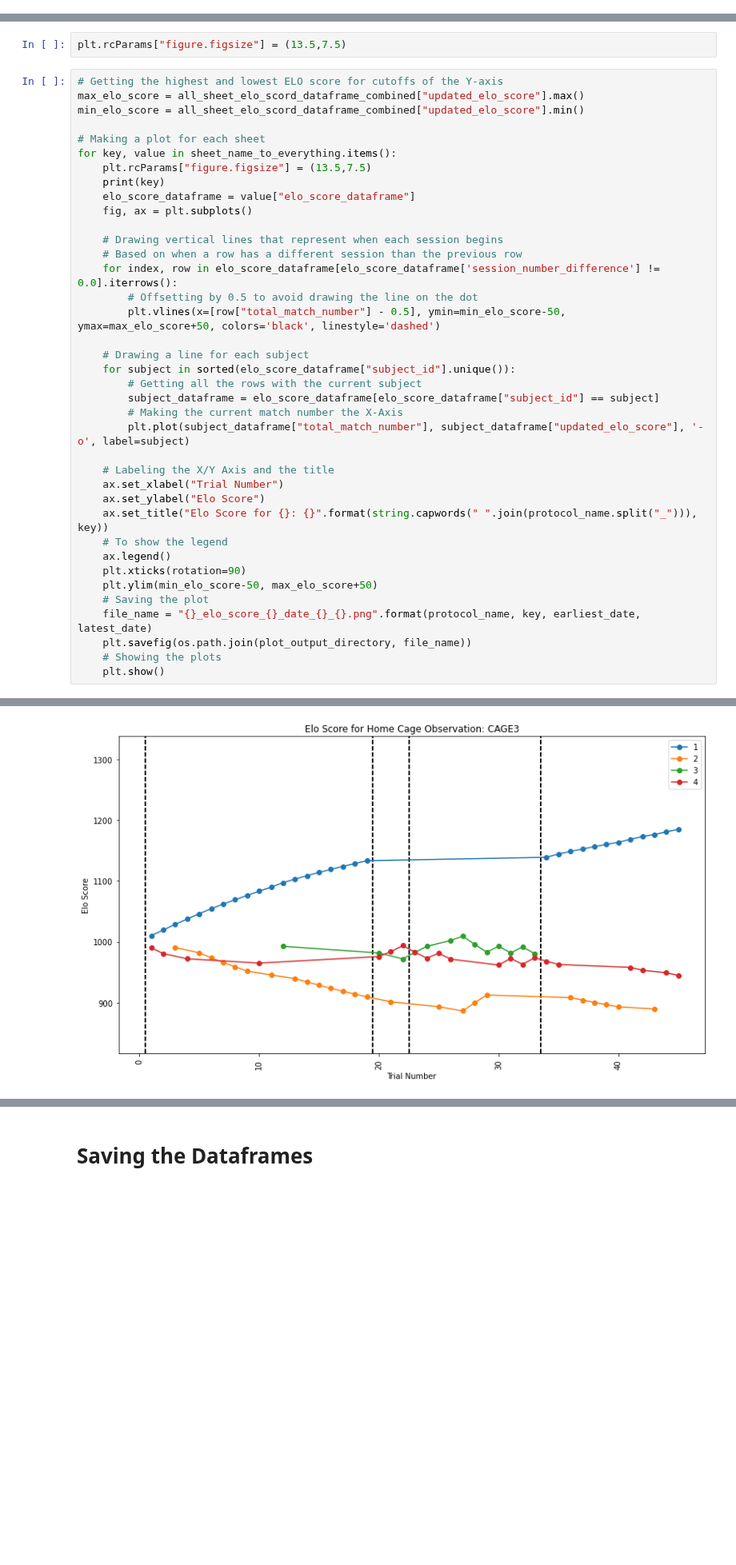
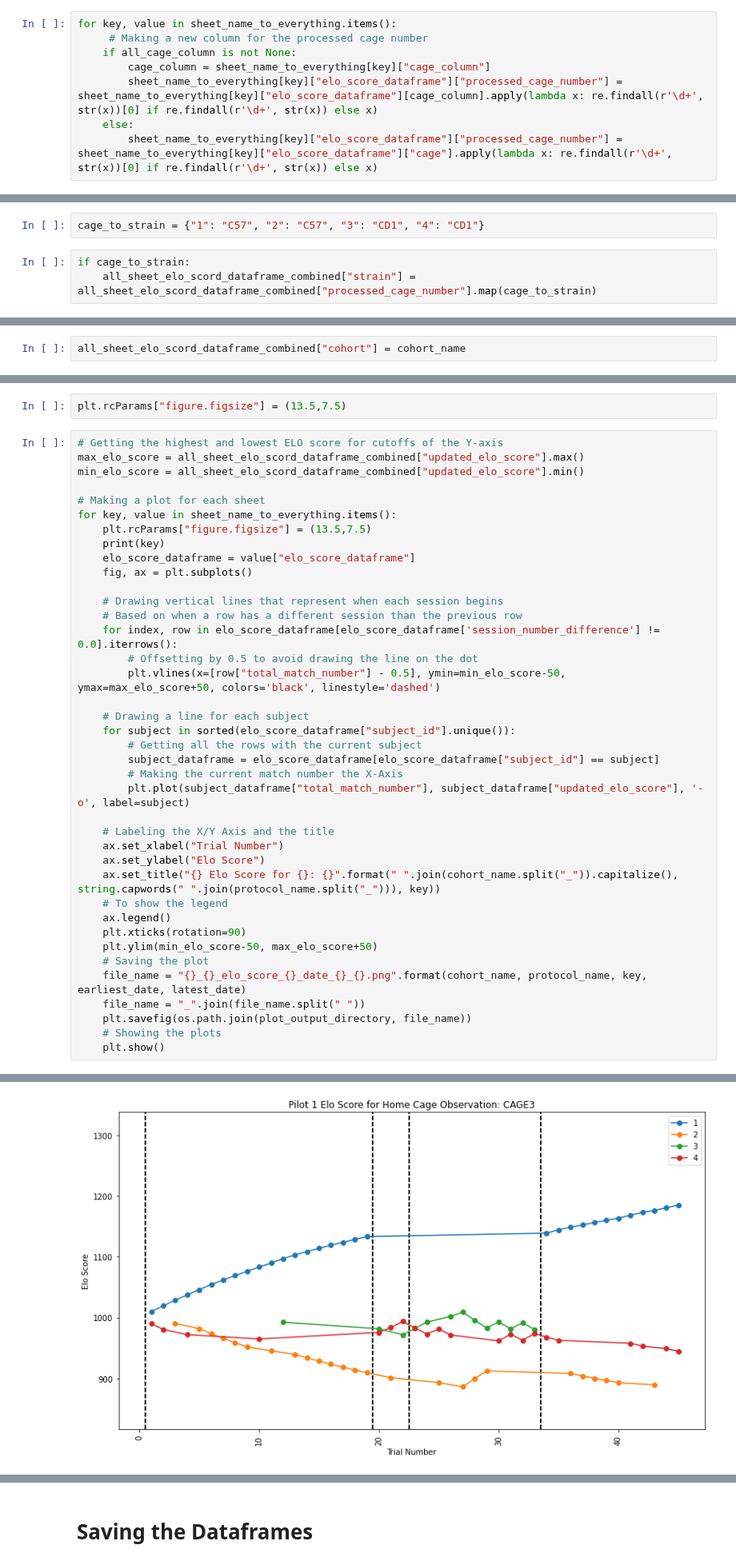
Before and after one commit to padillacoreanolab/behavioral_dataframe_processing, a Jupyter notebook: results/2022_09_29_pilot_1_2_3_analaysis/pilot_1/home_cage_processing.ipynb, the cells around one changed output, grey strips where cells are left out. Shown at 80% size. Saved outputs shown, nothing was run; the diff lists cells and outputs as text; blank space fills up the shorter version.

```diff
--- a/results/2022_09_29_pilot_1_2_3_analaysis/pilot_1/home_cage_processing.ipynb
+++ b/results/2022_09_29_pilot_1_2_3_analaysis/pilot_1/home_cage_processing.ipynb
@@ -750,3 +707,11 @@ defaultdict(<class 'dict'>, {4.0: '4'})
+# %%
+for key, value in sheet_name_to_everything.items():
+     # Making a new column for the processed cage number
+    if all_cage_column is not None:
+        cage_column = sheet_name_to_everything[key]["cage_column"]
+        sheet_name_to_everything[key]["elo_score_dataframe"]["processed_cage_number"] = sheet_name_to_everything[key]["elo_score_dataframe"][cage_column].apply(lambda x: re.findall(r'\d+', str(x))[0] if re.findall(r'\d+', str(x)) else x)
+    else:
+        sheet_name_to_everything[key]["elo_score_dataframe"]["processed_cage_number"] = sheet_name_to_everything[key]["elo_score_dataframe"]["cage"].apply(lambda x: re.findall(r'\d+', str(x))[0] if re.findall(r'\d+', str(x)) else x)
 # %%
 sheet_name_to_everything[key]["elo_score_dataframe"].head()
 # %% [output]
@@ -781,0 +752,5 @@ all_sheet_elo_scord_dataframe_combined = pd.concat(all_sheet_elo_scord_dataframe
+# %%
+cage_to_strain = {"1": "C57", "2": "C57", "3": "CD1", "4": "CD1"}
+# %%
+if cage_to_strain:
+    all_sheet_elo_scord_dataframe_combined["strain"] = all_sheet_elo_scord_dataframe_combined["processed_cage_number"].map(cage_to_strain)
@@ -782,3 +759,5 @@ all_sheet_elo_scord_dataframe_combined = pd.concat(all_sheet_elo_scord_dataframe
+# %%
+all_sheet_elo_scord_dataframe_combined["cohort"] = cohort_name
 # %%
 all_sheet_elo_scord_dataframe_combined.head()
 # %% [output]
@@ -979,34 +962,35 @@ for key, value in sheet_name_to_everything.items():
     print(key)
     elo_score_dataframe = value["elo_score_dataframe"]
     fig, ax = plt.subplots()
 
     # Drawing vertical lines that represent when each session begins
     # Based on when a row has a different session than the previous row
     for index, row in elo_score_dataframe[elo_score_dataframe['session_number_difference'] != 0.0].iterrows():
         # Offsetting by 0.5 to avoid drawing the line on the dot
         plt.vlines(x=[row["total_match_number"] - 0.5], ymin=min_elo_score-50, ymax=max_elo_score+50, colors='black', linestyle='dashed')
 
     # Drawing a line for each subject
     for subject in sorted(elo_score_dataframe["subject_id"].unique()):
         # Getting all the rows with the current subject
         subject_dataframe = elo_score_dataframe[elo_score_dataframe["subject_id"] == subject]
         # Making the current match number the X-Axis
         plt.plot(subject_dataframe["total_match_number"], subject_dataframe["updated_elo_score"], '-o', label=subject)
 
     # Labeling the X/Y Axis and the title
     ax.set_xlabel("Trial Number")
     ax.set_ylabel("Elo Score")
-    ax.set_title("Elo Score for {}: {}".format(string.capwords(" ".join(protocol_name.split("_"))), key))
+    ax.set_title("{} Elo Score for {}: {}".format(" ".join(cohort_name.split("_")).capitalize(), string.capwords(" ".join(protocol_name.split("_"))), key))
     # To show the legend
     ax.legend()
     plt.xticks(rotation=90)
     plt.ylim(min_elo_score-50, max_elo_score+50)
     # Saving the plot
-    file_name = "{}_elo_score_{}_date_{}_{}.png".format(protocol_name, key, earliest_date, latest_date)
+    file_name = "{}_{}_elo_score_{}_date_{}_{}.png".format(cohort_name, protocol_name, key, earliest_date, latest_date)
+    file_name = "_".join(file_name.split(" "))
     plt.savefig(os.path.join(plot_output_directory, file_name))
     # Showing the plots
     plt.show()
 # %% [output]
 CAGE3
-[figure, old version]
+[figure, new version]
 CAGE4
```
Also changed, not shown: parts of 69 cells of this notebook, 2 other files.
